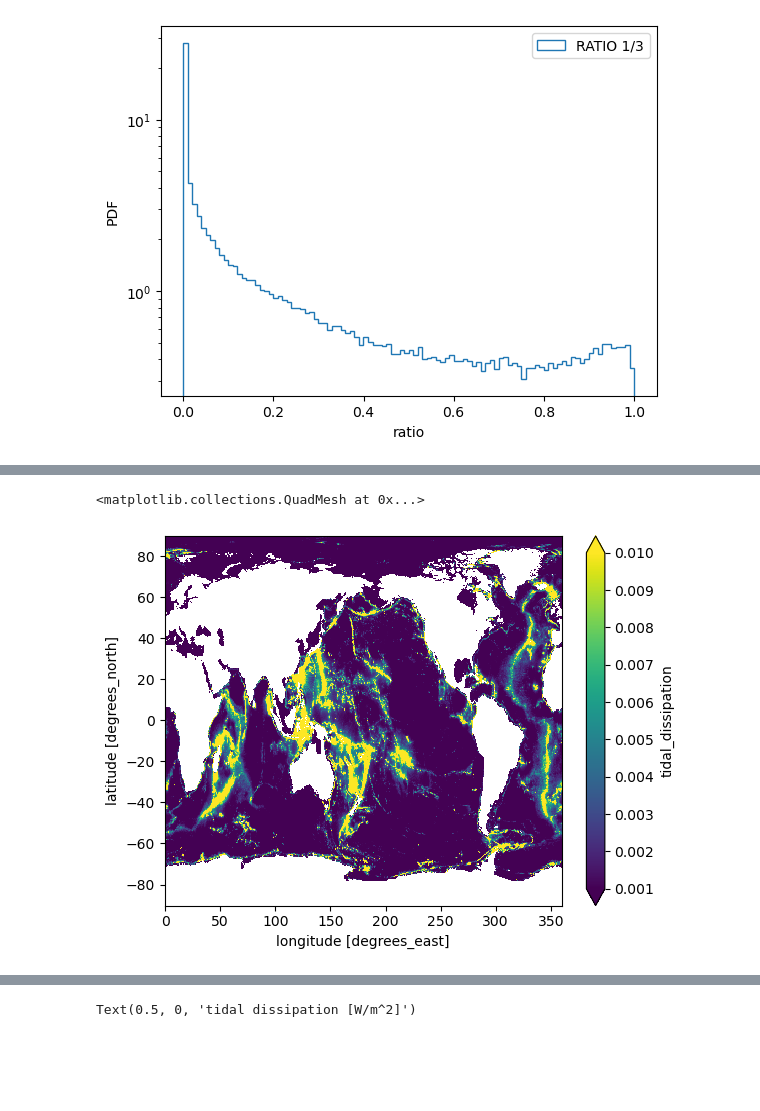
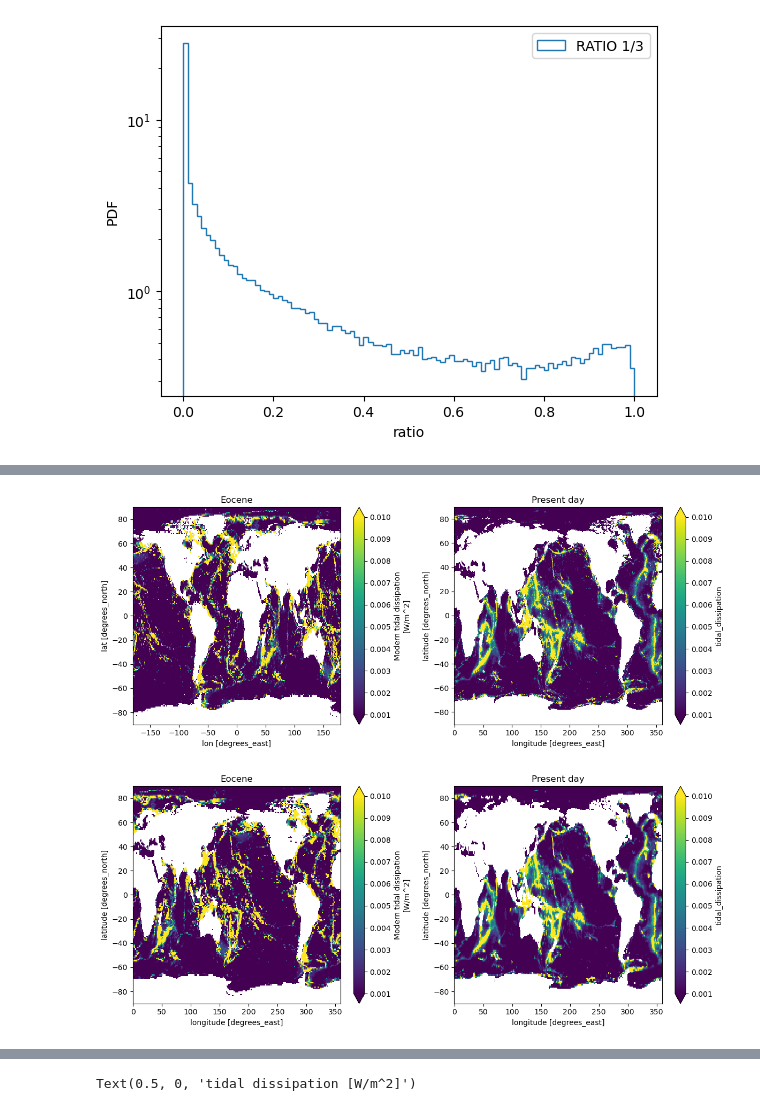
Before and after one commit to asozza/ecearth-quests, a Jupyter notebook: epochal/analysis/iwm-analysis.ipynb, the cells around one changed output, grey strips where cells are left out. Drawn from its saved outputs; the diff is of its cells as text; code cells hidden in the pictures; blank space fills up the shorter version.

```diff
--- a/epochal/analysis/iwm-analysis.ipynb
+++ b/epochal/analysis/iwm-analysis.ipynb
@@ -70,5 +83,9 @@ iwm_eocene['mod_tidal_dissipation'].plot(vmin=0.001, vmax=0.01)
-# %%
-iwm_modern['tidal_dissipation'].plot(vmin=0.001, vmax=0.01)
-# %% [output]
-<matplotlib.collections.QuadMesh at 0x...>
-[figure, removed]
+# %%
+fig, axes = plt.subplots(1, 2, figsize=(12, 5))
+iwm_eocene['mod_tidal_dissipation'].plot(ax=axes[0], vmin=0.001, vmax=0.01)
+axes[0].set_title("Eocene")
+iwm_modern['tidal_dissipation'].plot(ax=axes[1], vmin=0.001, vmax=0.01)
+axes[1].set_title("Present day")
+plt.tight_layout()
+# %% [output]
+[figure, added]
@@ -74,0 +102,9 @@ iwm_modern['tidal_dissipation'].plot(vmin=0.001, vmax=0.01)
+# %%
+fig, axes = plt.subplots(1, 2, figsize=(12, 5))
+iwm_eocene_remap['mod_tidal_dissipation'].plot(ax=axes[0], vmin=0.001, vmax=0.01)
+axes[0].set_title("Eocene")
+iwm_modern_remap['tidal_dissipation'].plot(ax=axes[1], vmin=0.001, vmax=0.01)
+axes[1].set_title("Present day")
+plt.tight_layout()
+# %% [output]
+[figure, added]
```
Also changed, not shown: parts of 15 cells of this notebook.
